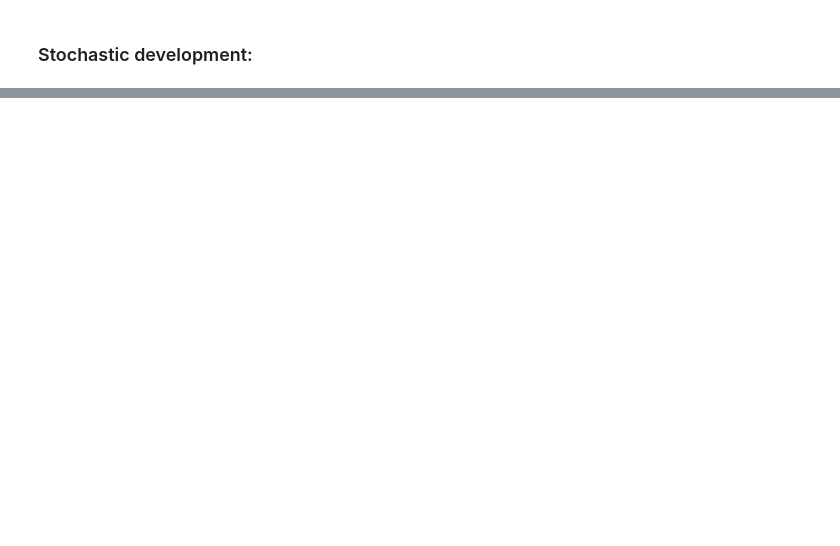
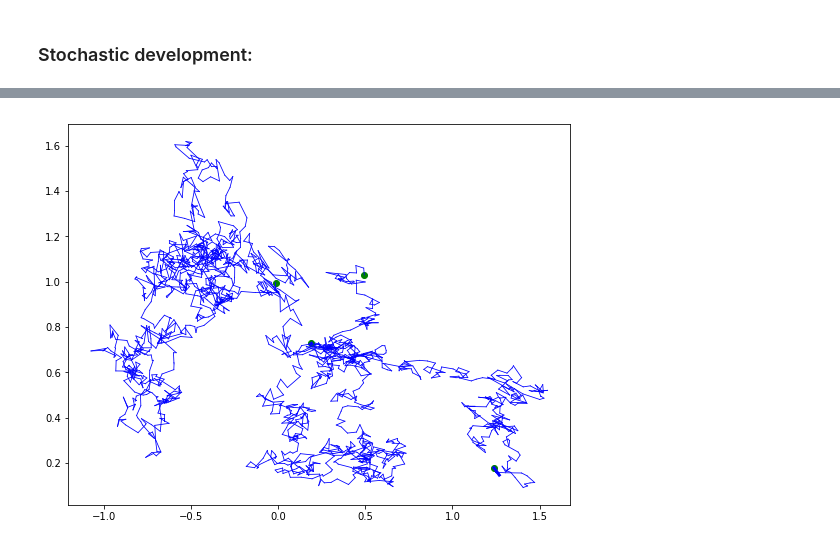
Before and after one commit to SomeoneSerge/theanogeometry, a Jupyter notebook: LDDMM_stochastics.ipynb, the cells around one changed output, grey strips where cells are left out. Cells and saved outputs as stored; diff of their text form; code cells hidden in the pictures; blank space fills up the shorter version.

```diff
--- a/LDDMM_stochastics.ipynb
+++ b/LDDMM_stochastics.ipynb
@@ -57,20 +67,21 @@ plt.show()
 from src.framebundle import FM
 FM.initialize(M)
 # %%
-M.rank.set_value(2)
+#M.rank.set_value(2)
 n_steps.set_value(100)
 
 # Landmarks
-x = np.array([[0,1],[0.5,1]]).flatten()
+x = np.array([[0.,1.],[0.5,1.]]).flatten()
 # Frame
-u = np.array([[1,0],[0,1],[-1,0],[0,1]]).astype(theano.config.floatX)
-u = M.gramSchmidt(x,u)
+u = np.array([[1.,0.,1.,0.],[-1.,-1.,1.,1.],[0.,1.,0.,1.],[-1.,0.,-1.,1.]]).reshape((M.dim.eval(),M.dim.eval())).T#.astype(theano.config.floatX)
+u = M.gramSchmidt(x,u).T
 
 q = np.hstack([x,u.flatten()])
 print("q = ", q)
 
 # Curve in R^2:
 t = np.linspace(0,10,n_steps.get_value()+1)
-gamma = np.vstack([20*np.sin(t), t**2 + 2*t]).T
+gamma = np.vstack([[20*np.sin(t), t**2 + 2*t, 20*np.sin(t),
+                    t**2 + 2*t]]).T
 dgamma = np.diff(gamma, axis = 0)
 print("dgamma.shape =", dgamma.shape)
@@ -119,6 +148,8 @@ plt.show()
 # %%
 # test stochastic development
 qsv = M.stoc_devf(q,dWt,drift)
-M.plotFMx(np.concatenate([q.reshape((1,12)),qsv]),N_vec = 0)
+M.plotFMx(qsv,N_vec = 0)
 plt.show()
 #plt.savefig("/home/line/Dropbox/repos/theanodiffgeom-paper/paper/pictures/landstocdevfull.pdf")
+# %% [output]
+[figure, added]
```
Also changed, not shown: parts of 8 cells of this notebook, 1 other file.
